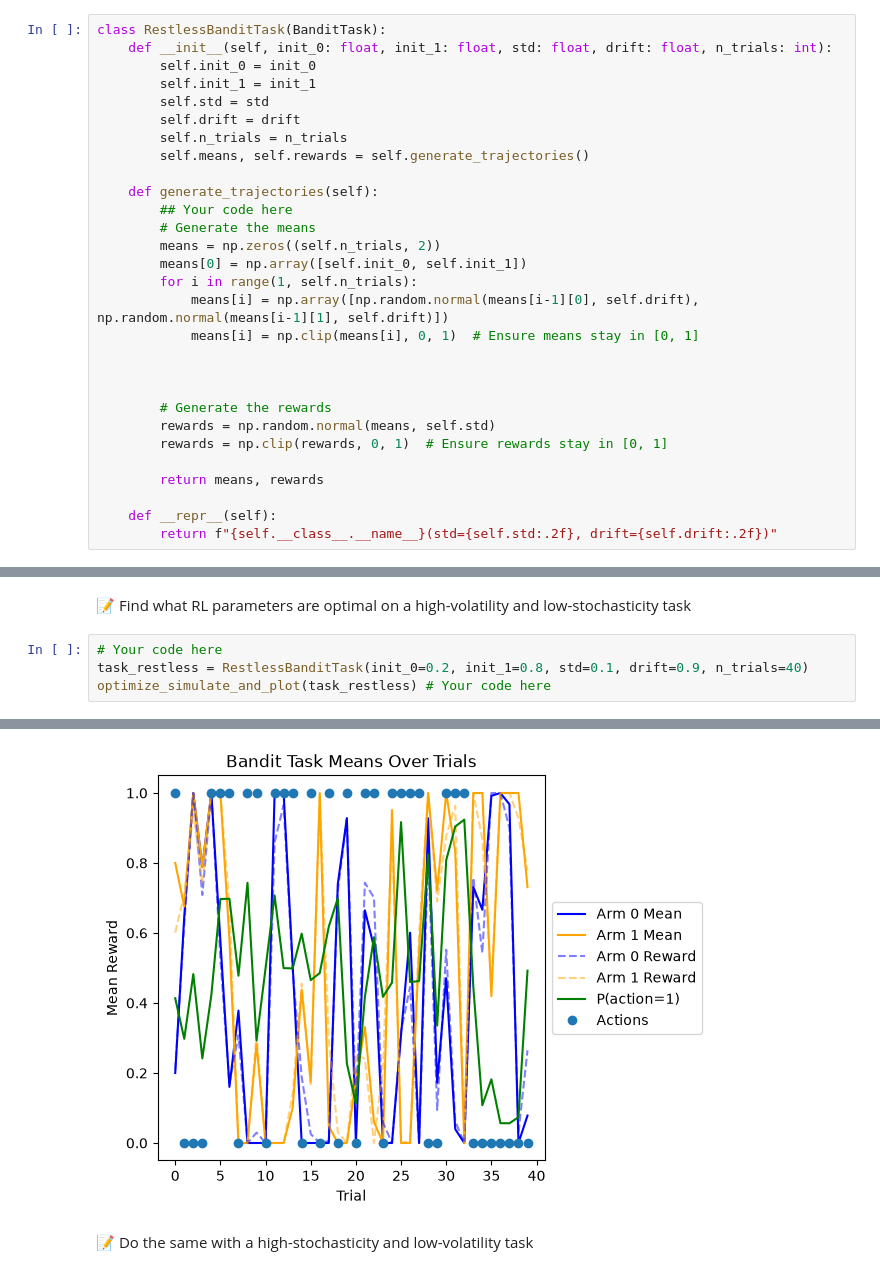
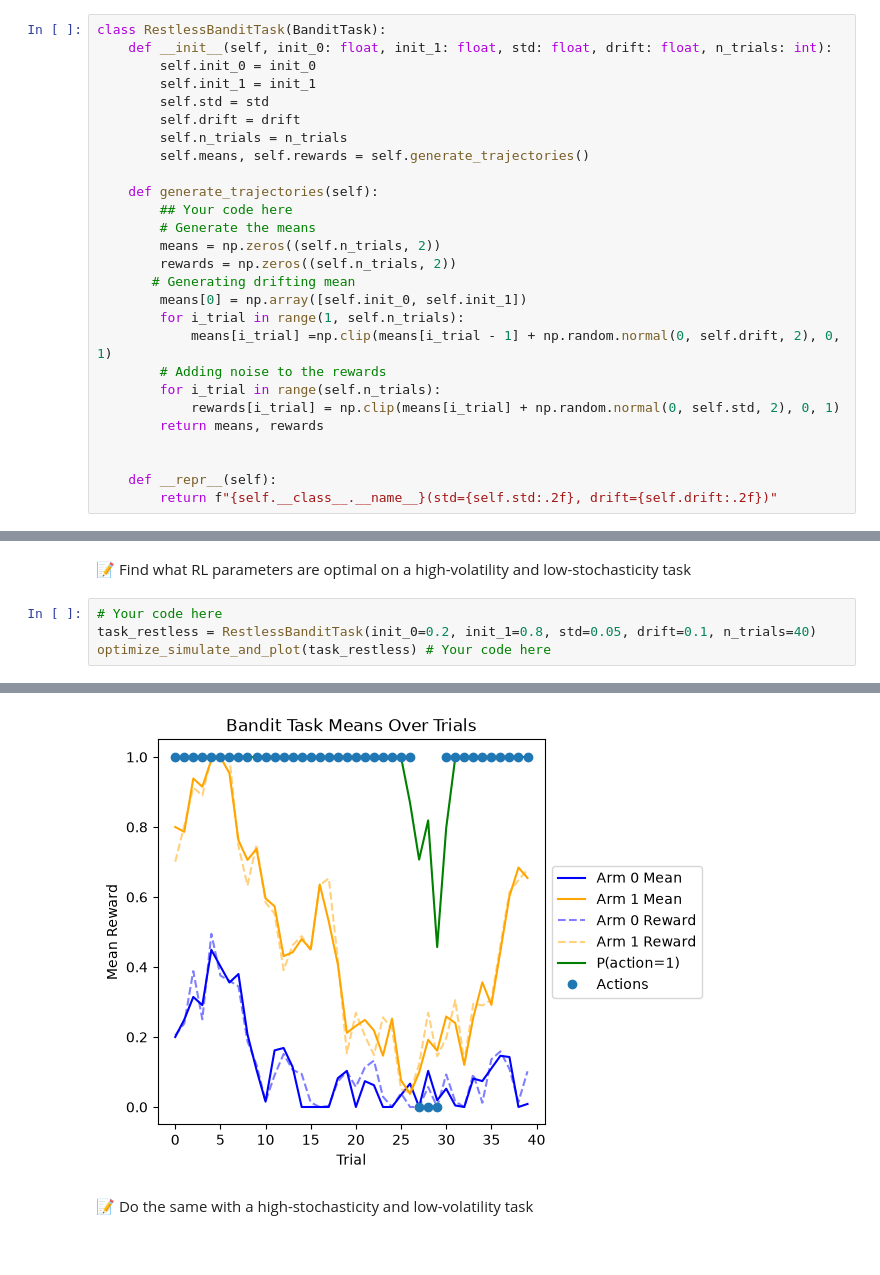
Before and after one commit to easiryne/cognitive-modeling-lab, a Jupyter notebook: TD_4/td4_notebook.ipynb, the cells around one changed output, grey strips where cells are left out. Saved outputs shown, nothing was run; the diff lists cells and outputs as text.

```diff
--- a/TD_4/td4_notebook.ipynb
+++ b/TD_4/td4_notebook.ipynb
@@ -757,18 +757,16 @@ class RestlessBanditTask(BanditTask):
         ## Your code here
         # Generate the means
         means = np.zeros((self.n_trials, 2))
+        rewards = np.zeros((self.n_trials, 2))
+       # Generating drifting mean
         means[0] = np.array([self.init_0, self.init_1])
-        for i in range(1, self.n_trials):
-            means[i] = np.array([np.random.normal(means[i-1][0], self.drift), np.random.normal(means[i-1][1], self.drift)])
-            means[i] = np.clip(means[i], 0, 1)  # Ensure means stay in [0, 1]
+        for i_trial in range(1, self.n_trials):
+            means[i_trial] =np.clip(means[i_trial - 1] + np.random.normal(0, self.drift, 2), 0, 1)
+        # Adding noise to the rewards
+        for i_trial in range(self.n_trials):
+            rewards[i_trial] = np.clip(means[i_trial] + np.random.normal(0, self.std, 2), 0, 1)
+        return means, rewards
 
-
-
-        # Generate the rewards
-        rewards = np.random.normal(means, self.std)
-        rewards = np.clip(rewards, 0, 1)  # Ensure rewards stay in [0, 1]
-
-        return means, rewards
 
     def __repr__(self):
         return f"{self.__class__.__name__}(std={self.std:.2f}, drift={self.drift:.2f})"
@@ -779,7 +777,7 @@ The drift parameter determines the **volatility** of the task and the std parame
 📝 Find what RL parameters are optimal on a high-volatility and low-stochasticity task
 # %%
 # Your code here
-task_restless = RestlessBanditTask(init_0=0.2, init_1=0.8, std=0.1, drift=0.9, n_trials=40)
+task_restless = RestlessBanditTask(init_0=0.2, init_1=0.8, std=0.05, drift=0.1, n_trials=40)
 optimize_simulate_and_plot(task_restless) # Your code here
 # %% [output]
 bads:TooCloseBounds: For each variable, hard and plausible bounds should not be too close. Moving plausible bounds.
@@ -802,4 +800,4 @@ Optimized model parameters: learning_rate=0.9965939331054687, temperature=0.3471
-[figure, old version]
+[figure, new version]
 # %% [markdown]
 📝 Do the same with a high-stochasticity and low-volatility task
 # %%
```
Also changed, not shown: parts of 3 cells of this notebook.
